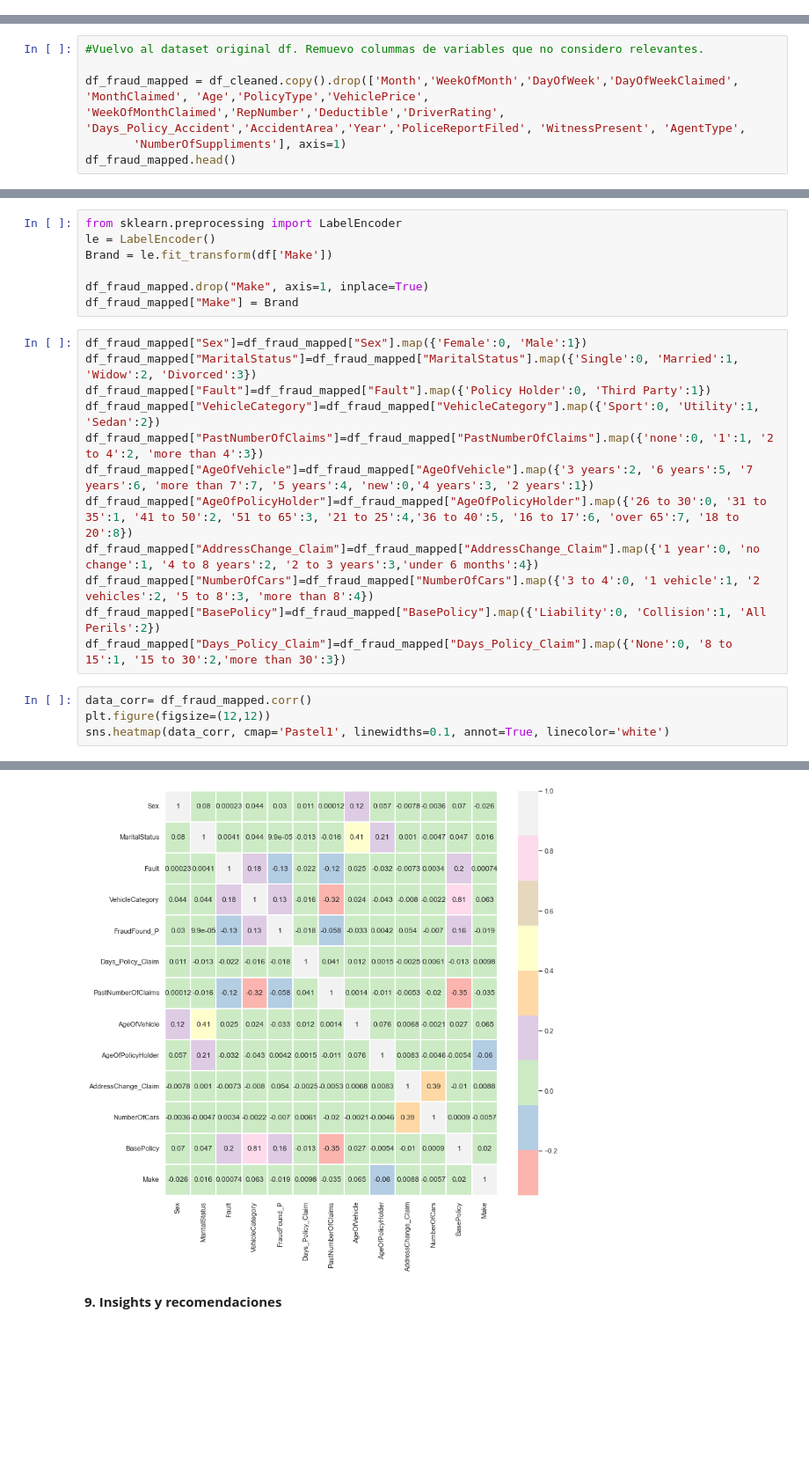
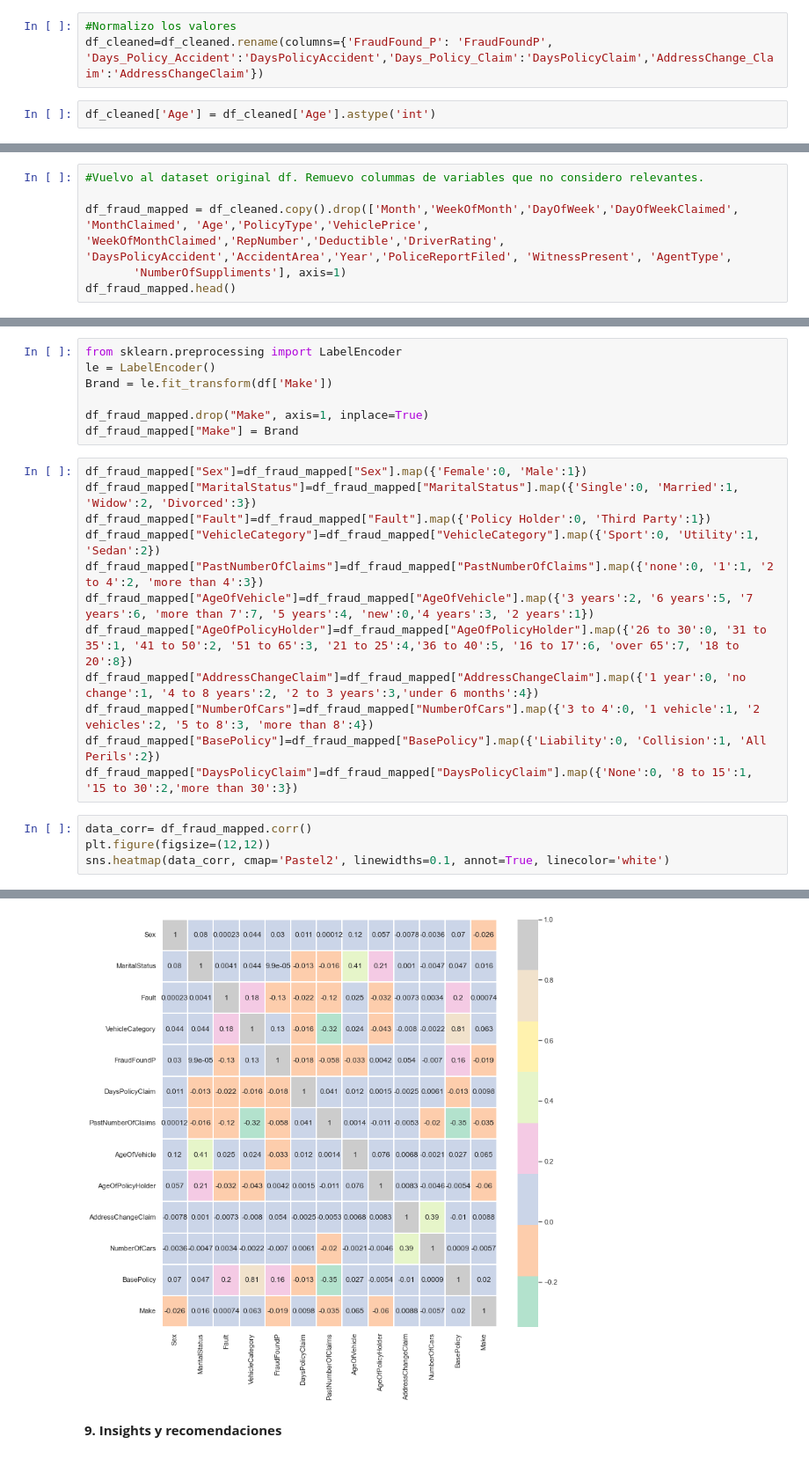
Before and after one commit to moniq0108/DataScience-Qin-entregables-varios, a Jupyter notebook: Data_StoryTelling_insight+Qin.ipynb, the cells around one changed output, grey strips where cells are left out. Shown: that part at 88% size. Saved outputs shown, nothing was run; the diff lists cells and outputs as text; blank space fills up the shorter version.

```diff
--- a/Data_StoryTelling_insight+Qin.ipynb
+++ b/Data_StoryTelling_insight+Qin.ipynb
@@ -228,6 +210,11 @@ df.drop(df[df['MonthClaimed'] == '0'].index)
 # %%
 #Remuevo variables creadas para remediar la variable Age y también PolicyNumber ya que funciona cumple en este caso la misma función que el index.
 df_cleaned = df.copy().drop(['Age_coherent','start_age','end_age','age_mean','PolicyNumber'], axis=1)
+# %%
+#Normalizo los valores
+df_cleaned=df_cleaned.rename(columns={'FraudFound_P': 'FraudFoundP', 'Days_Policy_Accident':'DaysPolicyAccident','Days_Policy_Claim':'DaysPolicyClaim','AddressChange_Claim':'AddressChangeClaim'})
+# %%
+df_cleaned['Age'] = df_cleaned['Age'].astype('int')
 # %% [markdown]
 **6. Perfil del denunciante fraudulento**
 
@@ -378,7 +374,7 @@ En cuanto a características del automóvil reportados con mayor frecuencia en d
 # %%
 #Vuelvo al dataset original df. Remuevo colummas de variables que no considero relevantes.
 
-df_fraud_mapped = df_cleaned.copy().drop(['Month','WeekOfMonth','DayOfWeek','DayOfWeekClaimed', 'MonthClaimed', 'Age','PolicyType','VehiclePrice', 'WeekOfMonthClaimed','RepNumber','Deductible','DriverRating', 'Days_Policy_Accident','AccidentArea','Year','PoliceReportFiled', 'WitnessPresent', 'AgentType',
+df_fraud_mapped = df_cleaned.copy().drop(['Month','WeekOfMonth','DayOfWeek','DayOfWeekClaimed', 'MonthClaimed', 'Age','PolicyType','VehiclePrice', 'WeekOfMonthClaimed','RepNumber','Deductible','DriverRating', 'DaysPolicyAccident','AccidentArea','Year','PoliceReportFiled', 'WitnessPresent', 'AgentType',
        'NumberOfSuppliments'], axis=1)
 df_fraud_mapped.head()
 # %% [output]
@@ -405,17 +401,17 @@ df_fraud_mapped["VehicleCategory"]=df_fraud_mapped["VehicleCategory"].map({'Spor
 df_fraud_mapped["PastNumberOfClaims"]=df_fraud_mapped["PastNumberOfClaims"].map({'none':0, '1':1, '2 to 4':2, 'more than 4':3})
 df_fraud_mapped["AgeOfVehicle"]=df_fraud_mapped["AgeOfVehicle"].map({'3 years':2, '6 years':5, '7 years':6, 'more than 7':7, '5 years':4, 'new':0,'4 years':3, '2 years':1})
 df_fraud_mapped["AgeOfPolicyHolder"]=df_fraud_mapped["AgeOfPolicyHolder"].map({'26 to 30':0, '31 to 35':1, '41 to 50':2, '51 to 65':3, '21 to 25':4,'36 to 40':5, '16 to 17':6, 'over 65':7, '18 to 20':8})
-df_fraud_mapped["AddressChange_Claim"]=df_fraud_mapped["AddressChange_Claim"].map({'1 year':0, 'no change':1, '4 to 8 years':2, '2 to 3 years':3,'under 6 months':4})
+df_fraud_mapped["AddressChangeClaim"]=df_fraud_mapped["AddressChangeClaim"].map({'1 year':0, 'no change':1, '4 to 8 years':2, '2 to 3 years':3,'under 6 months':4})
 df_fraud_mapped["NumberOfCars"]=df_fraud_mapped["NumberOfCars"].map({'3 to 4':0, '1 vehicle':1, '2 vehicles':2, '5 to 8':3, 'more than 8':4})
 df_fraud_mapped["BasePolicy"]=df_fraud_mapped["BasePolicy"].map({'Liability':0, 'Collision':1, 'All Perils':2})
-df_fraud_mapped["Days_Policy_Claim"]=df_fraud_mapped["Days_Policy_Claim"].map({'None':0, '8 to 15':1, '15 to 30':2,'more than 30':3})
+df_fraud_mapped["DaysPolicyClaim"]=df_fraud_mapped["DaysPolicyClaim"].map({'None':0, '8 to 15':1, '15 to 30':2,'more than 30':3})
 # %%
 data_corr= df_fraud_mapped.corr()
 plt.figure(figsize=(12,12))
-sns.heatmap(data_corr, cmap='Pastel1', linewidths=0.1, annot=True, linecolor='white')
+sns.heatmap(data_corr, cmap='Pastel2', linewidths=0.1, annot=True, linecolor='white')
 # %% [output]
 <AxesSubplot:>
-[figure, old version]
+[figure, new version]
 # %% [markdown]
 **9. Insights y recomendaciones**
 # %% [markdown]
```
Also changed, not shown: parts of 23 cells of this notebook.
